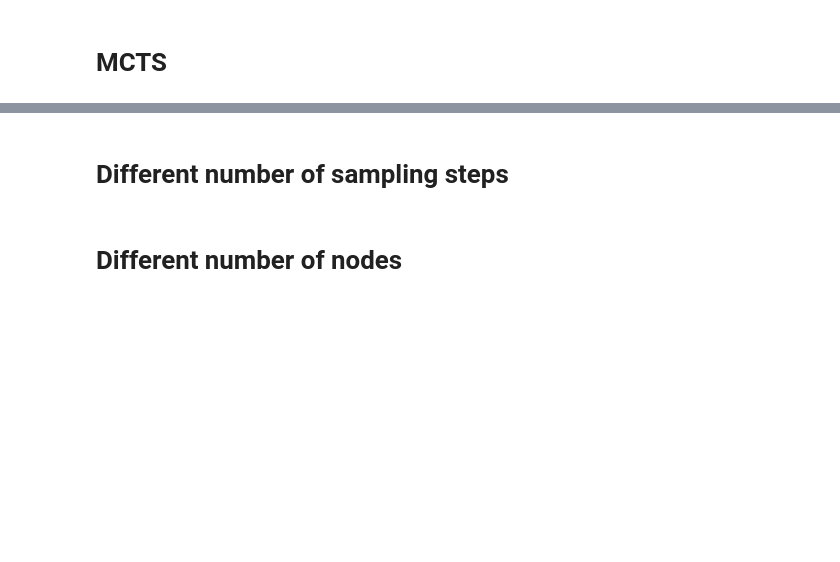
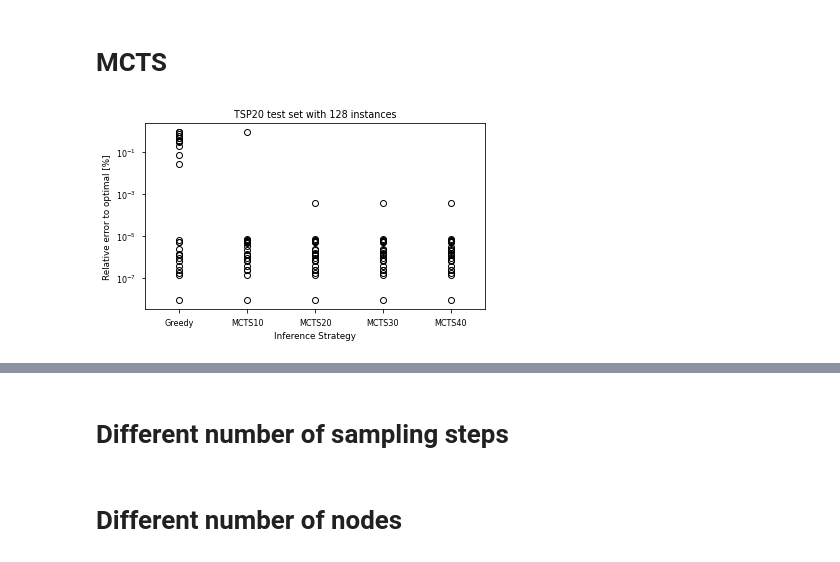
Before and after one commit to dschaub95/rltsp, a Jupyter notebook: notebooks/test_visualization.ipynb, the cells around one changed output, grey strips where cells are left out. Saved outputs shown, nothing was run; the diff lists cells and outputs as text; code cells hidden in the pictures; blank space fills up the shorter version.

Commit message:
docu: update test visualization

```diff
--- a/notebooks/test_visualization.ipynb
+++ b/notebooks/test_visualization.ipynb
@@ -43,7 +82,33 @@ def boxplot():
 # %%
 test_set = 'uniform_n_20_128'
 result_folders = ['2022-01-18_19:05:23__n_20_128_traj_100_ssteps_8_pomo_aug',
-                  '2022-01-18_17:12:57__n_20_128_traj_100_ssteps_8_pomo_aug_mcts',
-                  '2022-01-18_17:16:44__n_20_128_traj_100_ssteps_8_pomo_aug_mcts',
-                  '2022-01-18_17:23:53__n_20_128_traj_100_ssteps_8_pomo_aug_mcts']
+                #   '2022-01-18_17:12:57__n_20_128_traj_100_ssteps_8_pomo_aug_mcts',
+                #   '2022-01-18_17:16:44__n_20_128_traj_100_ssteps_8_pomo_aug_mcts',
+                #   '2022-01-18_17:23:53__n_20_128_traj_100_ssteps_8_pomo_aug_mcts',
+                  '2022-01-25_14:45:22__n_20_128_traj_100_ssteps_8_pomo_aug_mcts',
+                  '2022-01-25_14:48:51__n_20_128_traj_100_ssteps_8_pomo_aug_mcts',
+                  '2022-01-25_14:55:40__n_20_128_traj_100_ssteps_8_pomo_aug_mcts',
+                  '2022-01-25_15:06:05__n_20_128_traj_100_ssteps_8_pomo_aug_mcts']
 result_data = [load_result_data(test_set, result_folder) for result_folder in result_folders]
+avg_approx_errors = [result['avg_approx_error'] for result, config in result_data]
+approx_errors = [np.clip(np.array(result['approx_errors']), a_min=0.0, a_max=None) for result, config in result_data]
+tours = [result['tours'] for result, config in result_data]
+num_playouts = [config.test['num_playouts'] for result, config in result_data]
+# %%
+mpl.style.use('seaborn-paper')
+fig, axs = plt.subplots(1, 1, figsize=(5.6,3.5), sharex=False, sharey=False)
+
+positions = np.arange(len(avg_approx_errors)) + 1
+axs.boxplot(approx_errors, positions=positions)
+# axs.bar(x=positions, height=avg_approx_errors)
+axs.set_xticklabels(['Greedy', 'MCTS10', 'MCTS20', 'MCTS30', 'MCTS40'])
+axs.set_xlabel('Inference Strategy')
+axs.set_ylabel('Relative error to optimal [%]')
+axs.set_yscale('log')
+# axs.legend()
+axs.set_title('TSP20 test set with 128 instances')
+plt.tight_layout()
+plt.savefig('../results/plots/tsp20_mcts_boxplot.png', dpi=300)
+plt.show()
+# %% [output]
+[figure, added]
```
Also changed, not shown: parts of 15 cells of this notebook.
